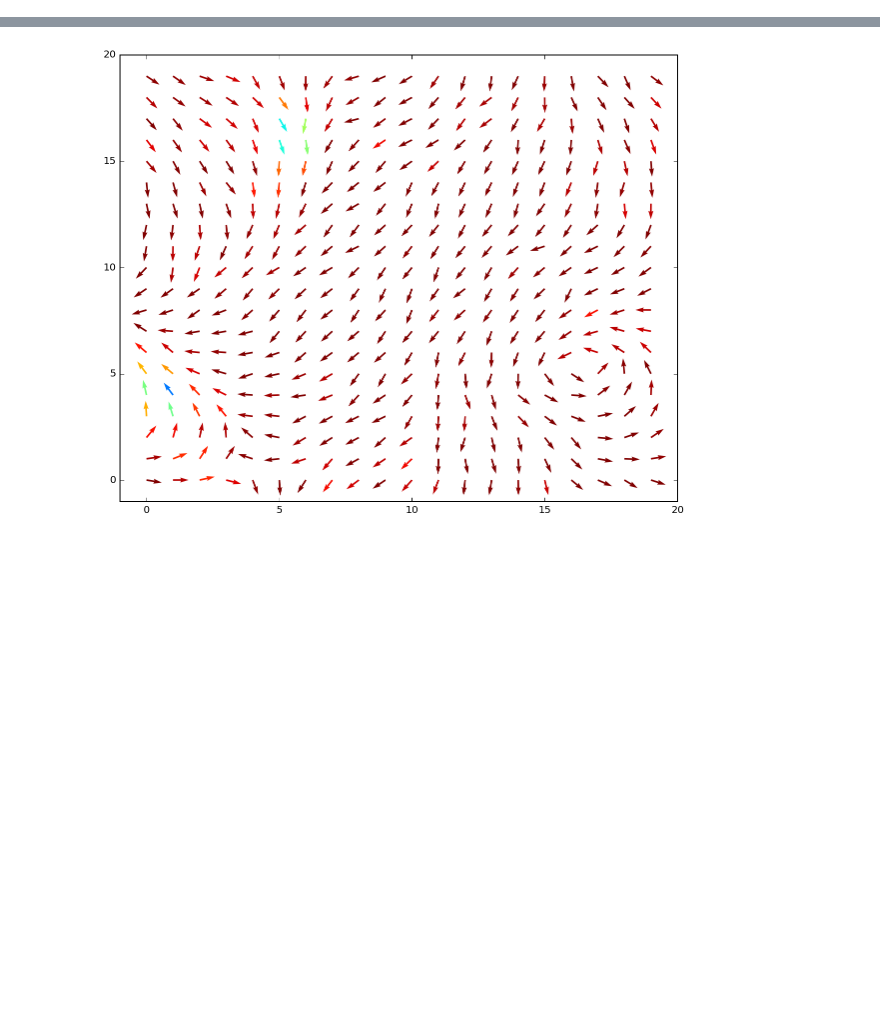
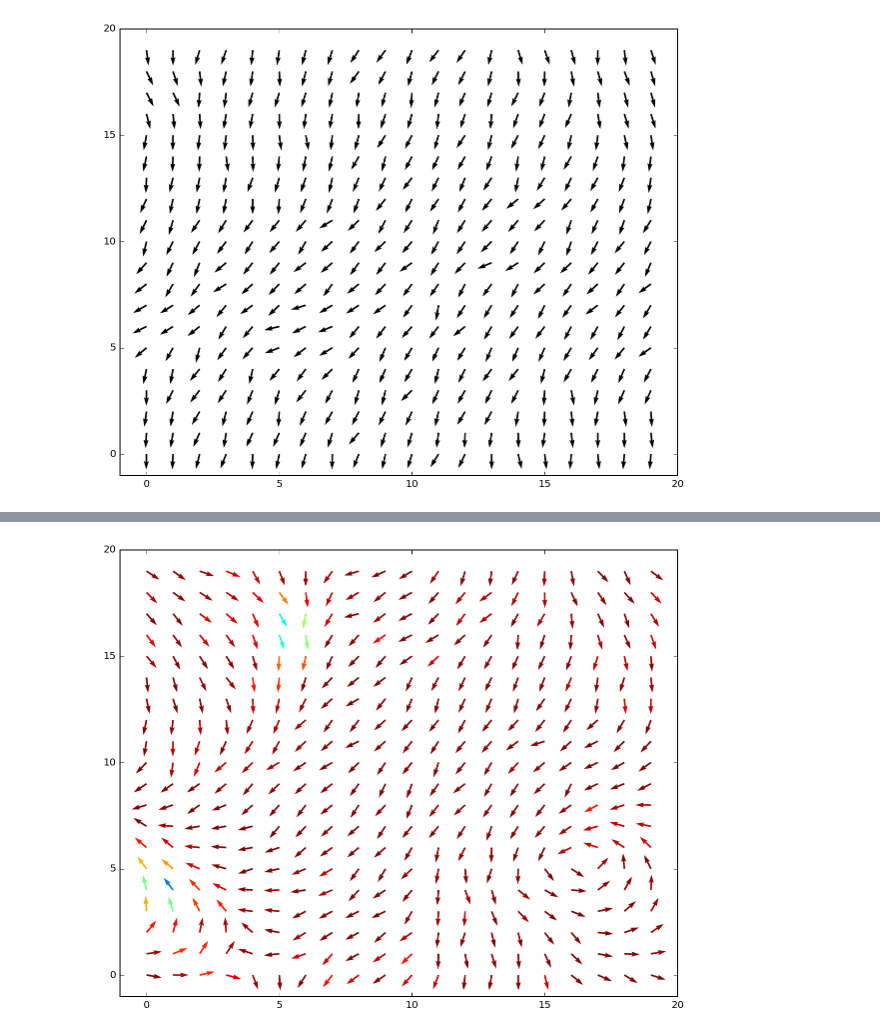
Before and after one commit to kaitshin/PHYSICS113-final-project, a Jupyter notebook: XY_Model.ipynb, the cells around one changed output, grey strips where cells are left out. Saved outputs shown, nothing was run; the diff lists cells and outputs as text; code cells hidden in the pictures; blank space fills up the shorter version.

```diff
--- a/XY_Model.ipynb
+++ b/XY_Model.ipynb
@@ -232 +249,12 @@ run_XY(L, T, J, nsteps, nper_step, title, rs=np.random.RandomState(seed=7675), c
+# %%
+L = 20
+T = 0.1 # = 1/beta
+J = 1
+nsteps = 3000
+nper_step = 100
+title=''
+
+run_XY(L, T, J, nsteps, nper_step, title, rs=np.random.RandomState(seed=7675), colored=False)
+# %% [output]
+[figure, added]
 # %%
```
Also changed, not shown: parts of 16 cells of this notebook.
